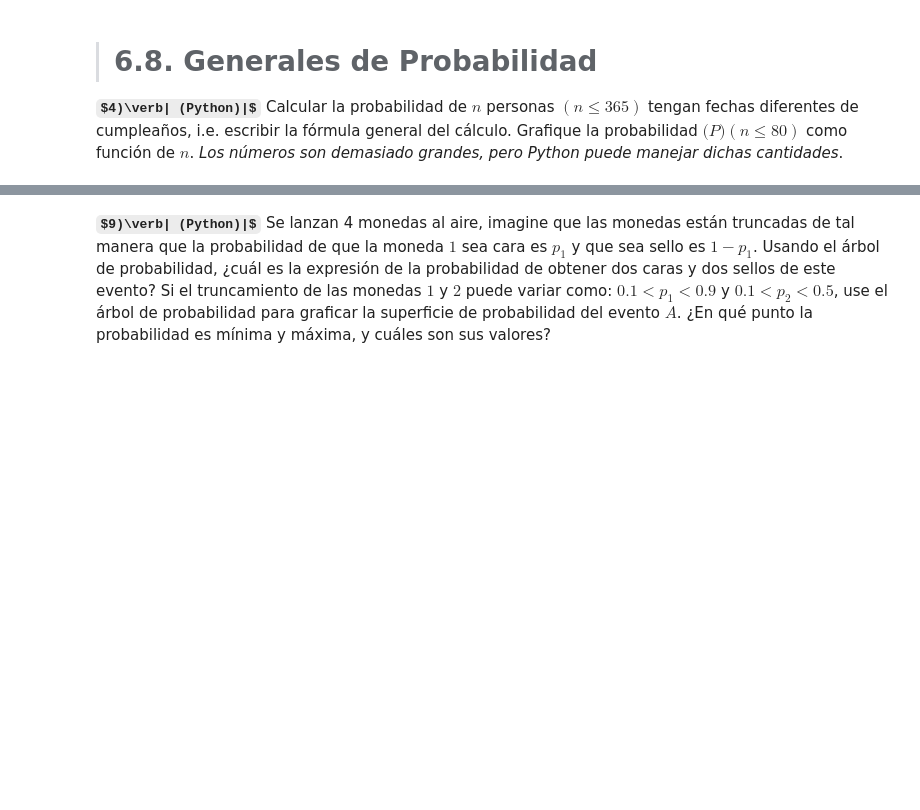
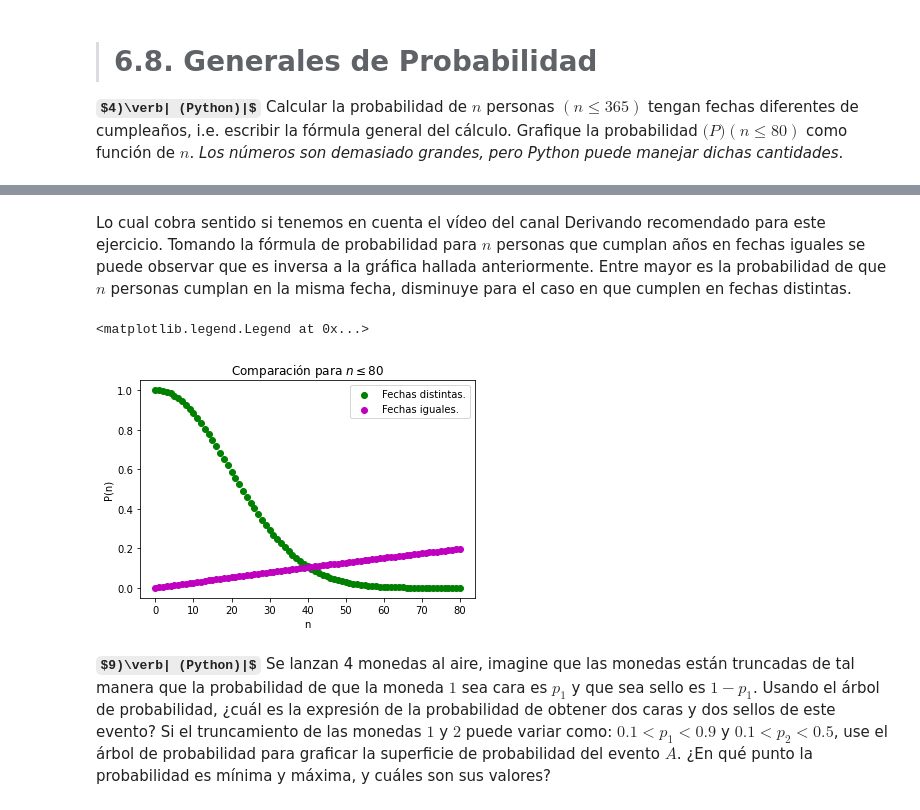
Before and after one commit to ThomasAnkhe/Metodos1_ClaudiaCuellar-ThomasAndrade, a Jupyter notebook: Cuarto Taller/Métodos_Taller4.ipynb, the cells around one changed output, grey strips where cells are left out. Drawn from its saved outputs; the diff is of its cells as text; code cells hidden in the pictures; some formulas as TeX source; blank space fills up the shorter version.

```diff
--- a/Cuarto Taller/Métodos_Taller4.ipynb
+++ b/Cuarto Taller/Métodos_Taller4.ipynb
@@ -37,3 +102,20 @@ r
+# %% [markdown]
+Lo cual cobra sentido si tenemos en cuenta el vídeo del canal Derivando recomendado para este ejercicio. Tomando la fórmula de probabilidad para $n$ personas que cumplan años en fechas iguales se puede observar que es inversa a la gráfica hallada anteriormente. Entre mayor es la probabilidad de que $n$ personas cumplan en la misma fecha, disminuye para el caso en que cumplen en fechas distintas.
+# %%
+Nn = []
+for i in n:
+    c = 1 - (364/365)**i
+    Nn.append(c)
+
+plt.title('Comparación para $n \leq 80$')
+plt.scatter(n,N,color='g',label='Fechas distintas.')
+plt.scatter(n,Nn,color='m',label='Fechas iguales.')
+plt.xlabel('n')
+plt.ylabel('P(n)')
+plt.legend()
+# %% [output]
+<matplotlib.legend.Legend at 0x...>
+[figure, added]
 # %% [markdown]
 **$9)\verb| (Python)|$** Se lanzan 4 monedas al aire, imagine que las monedas están truncadas de tal manera que la probabilidad de que la moneda $1$ sea cara es $p_1$ y que sea sello es $1 - p_1$. Usando el árbol de probabilidad, ¿cuál es la expresión de la probabilidad de obtener dos caras y dos sellos de este evento? Si el truncamiento de las monedas $1$ y $2$ puede variar como: $0.1 < p_1 < 0.9$ y $0.1 < p_2 < 0.5$, use el árbol de probabilidad para graficar la superficie de probabilidad del evento $A$. ¿En qué punto la probabilidad es mínima y máxima, y cuáles son sus valores?
 # %% [markdown]
```
Also changed, not shown: parts of 67 cells of this notebook.
